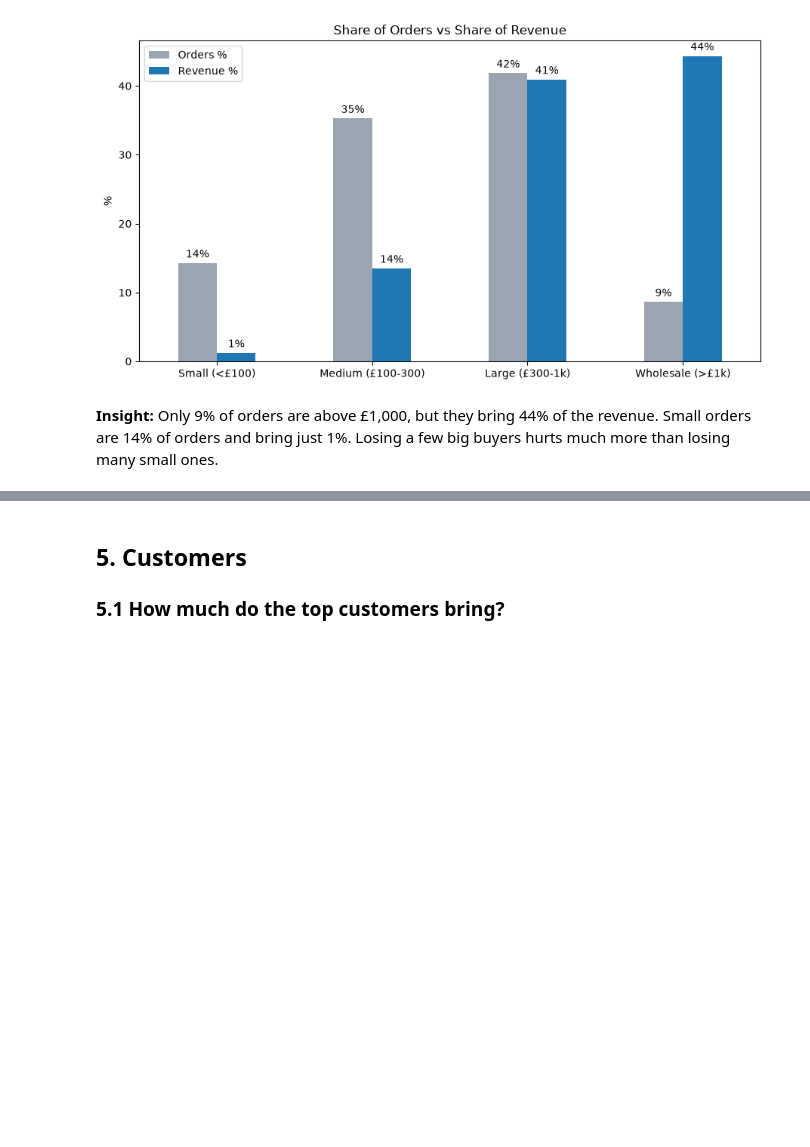
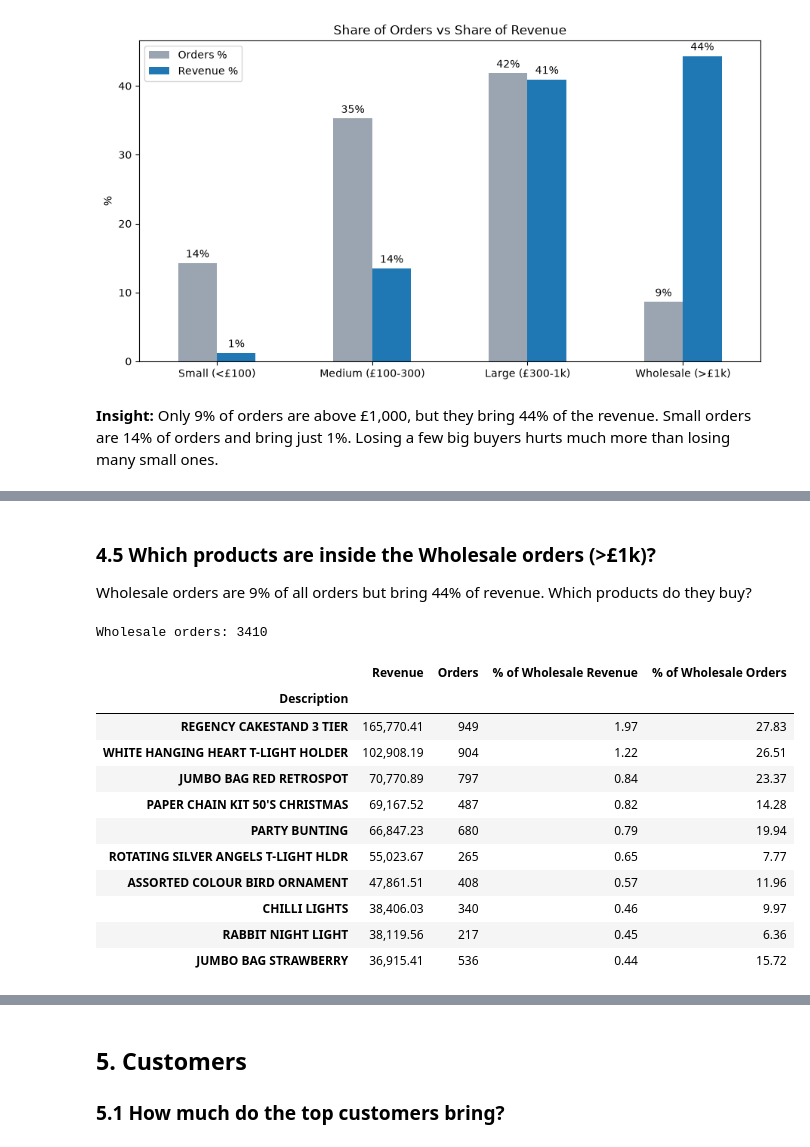
Before and after one commit to MahmoudhHamdy/online-retail-analysis, a Jupyter notebook: Online_Retail_Analysis.ipynb, the cells around one changed output, grey strips where cells are left out. Drawn from its saved outputs; the diff is of its cells as text; code cells hidden in the pictures; blank space fills up the shorter version.

```diff
--- a/Online_Retail_Analysis.ipynb
+++ b/Online_Retail_Analysis.ipynb
@@ -241,0 +311,37 @@ plt.show()
+# %% [markdown]
+### 4.5 Which products are inside the Wholesale orders (>£1k)?
+
+Wholesale orders are 9% of all orders but bring 44% of revenue. Which products do they buy?
+# %%
+wholesale_orders = orders[orders['Order Size'] == 'Wholesale (>£1k)']['Invoice']
+
+# orders that were cancelled right after they were placed:
+# 80,995 paper crafts, 74,215 storage jars, and a £38,970 picnic basket order reversed by a manual credit
+wholesale_orders = wholesale_orders[~wholesale_orders.isin(['581483', '541431', '556444'])]
+
+wholesale = df[df['Invoice'].isin(wholesale_orders)]
+
+top_wholesale = wholesale.groupby('Description').agg(
+    Revenue=('Revenue', 'sum'),
+    Orders=('Invoice', 'nunique')
+).sort_values('Revenue', ascending=False).head(10)
+
+top_wholesale['% of Wholesale Revenue'] = top_wholesale['Revenue'] / wholesale['Revenue'].sum() * 100
+top_wholesale['% of Wholesale Orders'] = top_wholesale['Orders'] / len(wholesale_orders) * 100
+
+print('Wholesale orders:', len(wholesale_orders))
+top_wholesale
+# %% [output]
+Wholesale orders: 3410
+|  | Revenue | Orders | % of Wholesale Revenue | % of Wholesale Orders |
+| Description |  |  |  |  |
+| REGENCY CAKESTAND 3 TIER | 165,770.41 | 949 | 1.97 | 27.83 |
+| WHITE HANGING HEART T-LIGHT HOLDER | 102,908.19 | 904 | 1.22 | 26.51 |
+| JUMBO BAG RED RETROSPOT | 70,770.89 | 797 | 0.84 | 23.37 |
+| PAPER CHAIN KIT 50'S CHRISTMAS | 69,167.52 | 487 | 0.82 | 14.28 |
+| PARTY BUNTING | 66,847.23 | 680 | 0.79 | 19.94 |
+| ROTATING SILVER ANGELS T-LIGHT HLDR | 55,023.67 | 265 | 0.65 | 7.77 |
+| ASSORTED COLOUR BIRD ORNAMENT | 47,861.51 | 408 | 0.57 | 11.96 |
+| CHILLI LIGHTS | 38,406.03 | 340 | 0.46 | 9.97 |
+| RABBIT NIGHT LIGHT | 38,119.56 | 217 | 0.45 | 6.36 |
+| JUMBO BAG STRAWBERRY | 36,915.41 | 536 | 0.44 | 15.72 |
```
Also changed, not shown: parts of 10 cells of this notebook, 3 other files.
